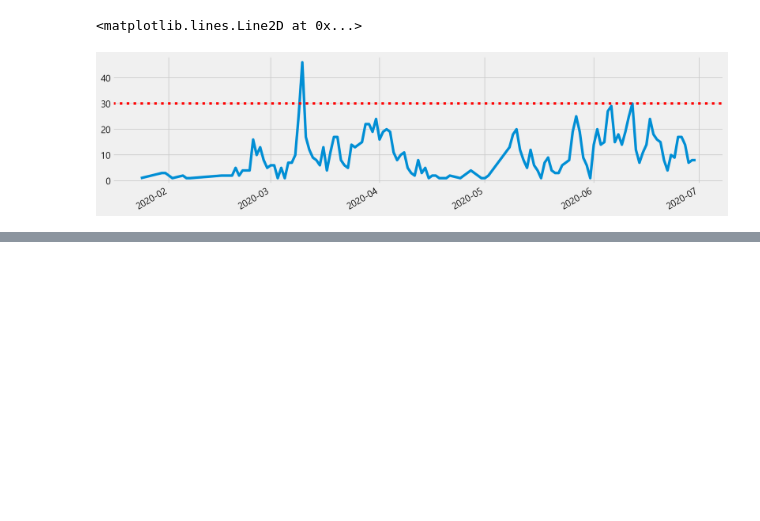
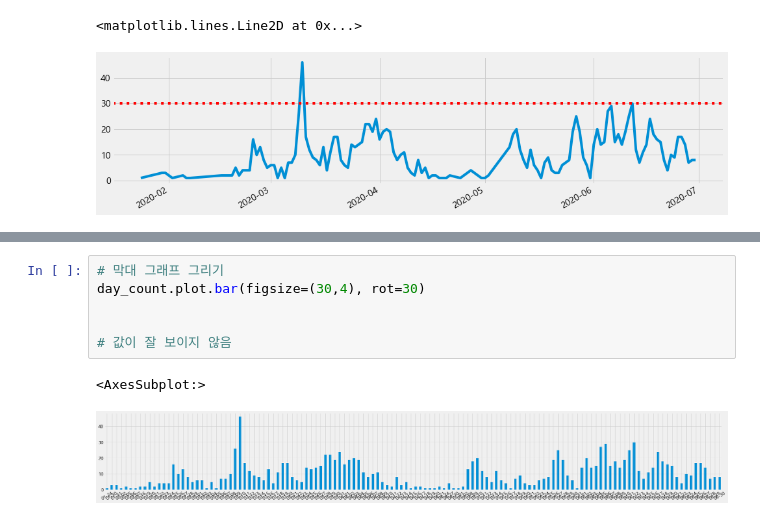
Before and after one commit to SanghunYun95/pandas_cheet_sheet, a Jupyter notebook: seoul_covid19_1.ipynb, the cells around one changed output, grey strips where cells are left out. Drawn from its saved outputs; the diff is of its cells as text; blank space fills up the shorter version.

```diff
--- a/seoul_covid19_1.ipynb
+++ b/seoul_covid19_1.ipynb
@@ -77,0 +118,9 @@ plt.axhline(30, color='red', linestyle=':')
+# %%
+# 막대 그래프 그리기
+day_count.plot.bar(figsize=(30,4), rot=30)
+
+
+# 값이 잘 보이지 않음
+# %% [output]
+<AxesSubplot:>
+[figure, added]
```
Also changed, not shown: parts of 15 cells of this notebook.
